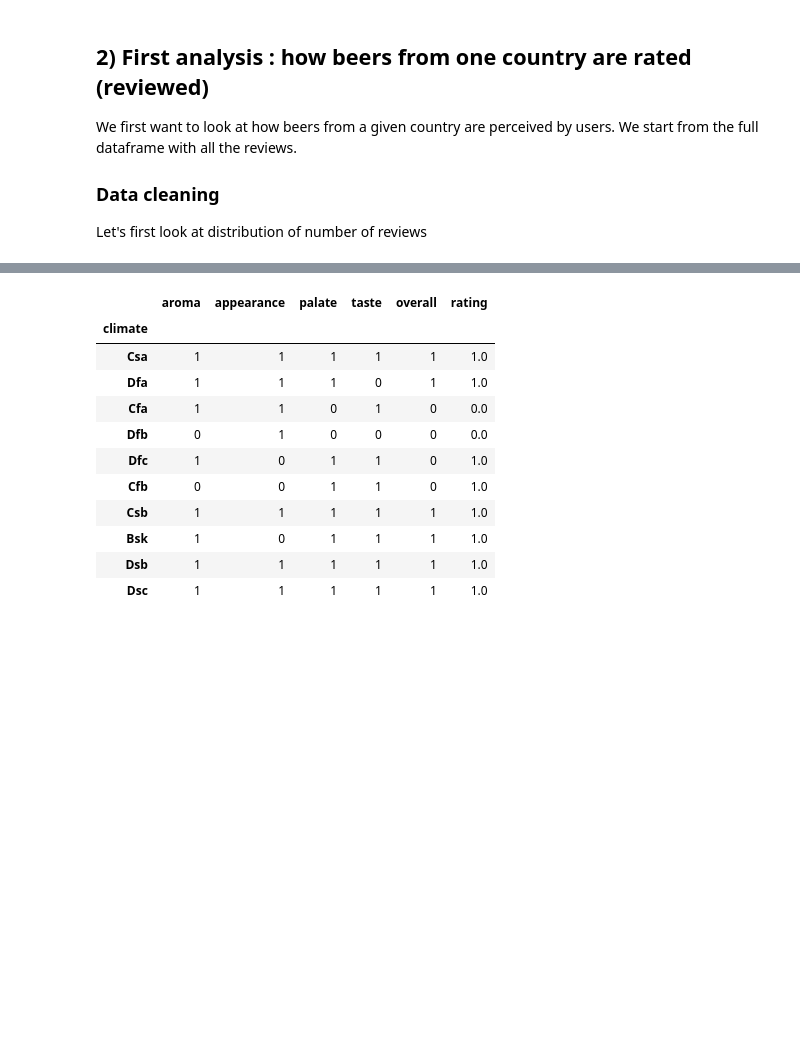
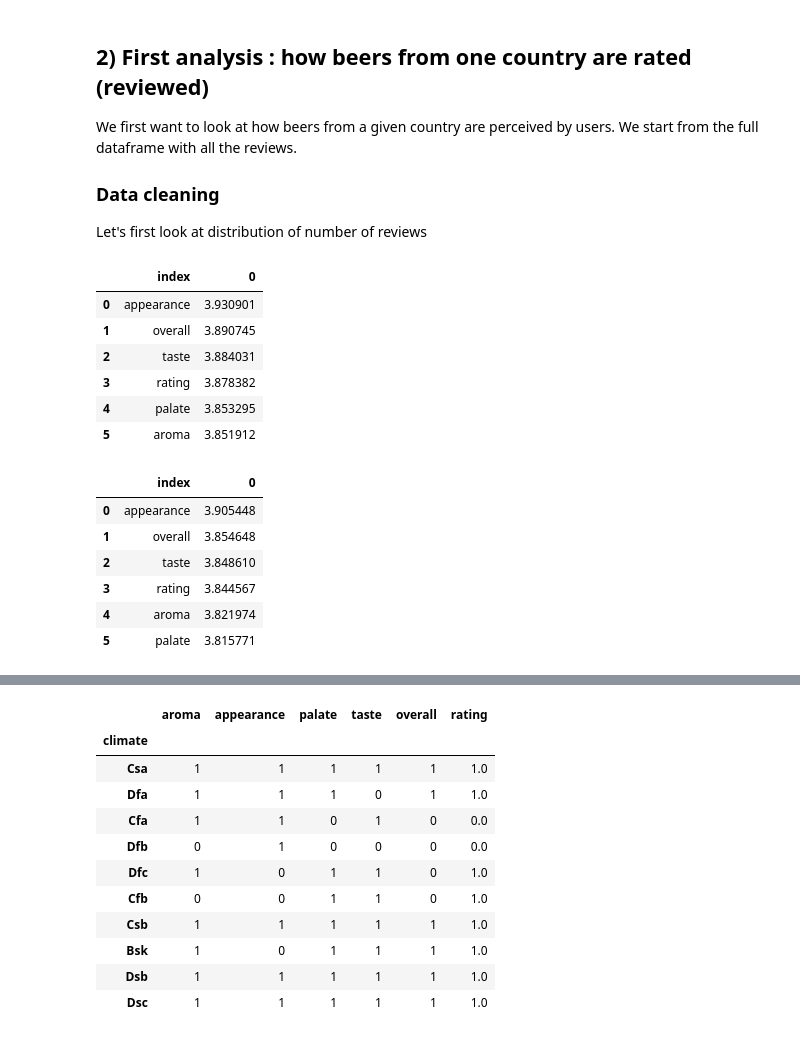
Before and after one commit to epfl-ada/ada-2023-project-riskybiscuits, a Jupyter notebook: main2_0.ipynb, the cells around one changed output, grey strips where cells are left out. Drawn from its saved outputs; the diff is of its cells as text; code cells hidden in the pictures; blank space fills up the shorter version.

```diff
--- a/main2_0.ipynb
+++ b/main2_0.ipynb
@@ -180,10 +219,30 @@ We first want to look at how beers from a given country are perceived by users.
 Let's first look at distribution of number of reviews
 # %%
 micro_average_ratings = us_users_ratings[columns_compare].mean().sort_values(ascending=False).reset_index()
+
+display(micro_average_ratings)
 
 # Let's compute statistics for each climate
 climate_average_ratings = us_users_ratings.groupby("climate")[columns_compare].mean().sort_values(by="overall", ascending=False).reset_index()
 climate_average_ratings.set_index("climate", inplace=True)
+macro_average_ratings = climate_average_ratings.mean().sort_values(ascending=False).reset_index()
+
+display(macro_average_ratings)
+# %% [output]
+|  | index | 0 |
+| 0 | appearance | 3.930901 |
+| 1 | overall | 3.890745 |
+| 2 | taste | 3.884031 |
+| 3 | rating | 3.878382 |
+| 4 | palate | 3.853295 |
+| 5 | aroma | 3.851912 |
+|  | index | 0 |
+| 0 | appearance | 3.905448 |
+| 1 | overall | 3.854648 |
+| 2 | taste | 3.848610 |
+| 3 | rating | 3.844567 |
+| 4 | aroma | 3.821974 |
+| 5 | palate | 3.815771 |
 # %%
 # Plot the different mean as a function of the climate
 num_scores = len(columns_compare)
```
Also changed, not shown: parts of 6 cells of this notebook.
